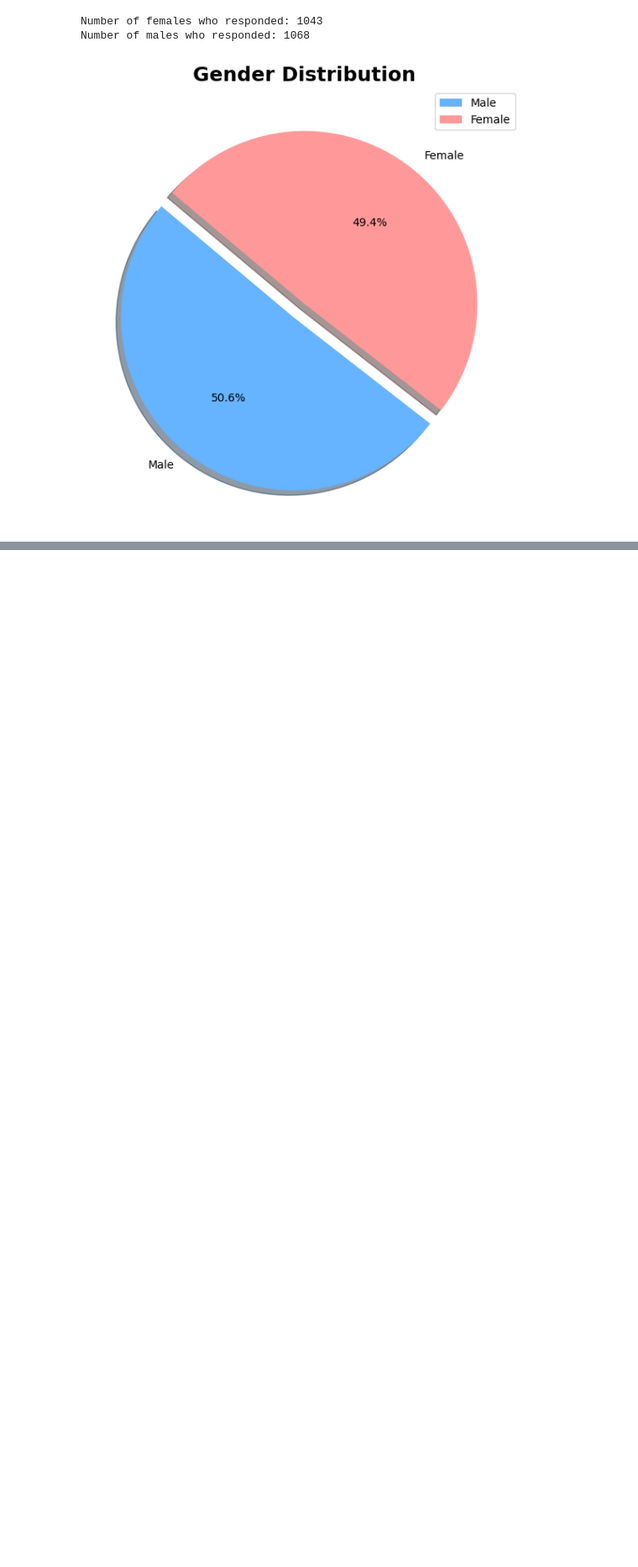
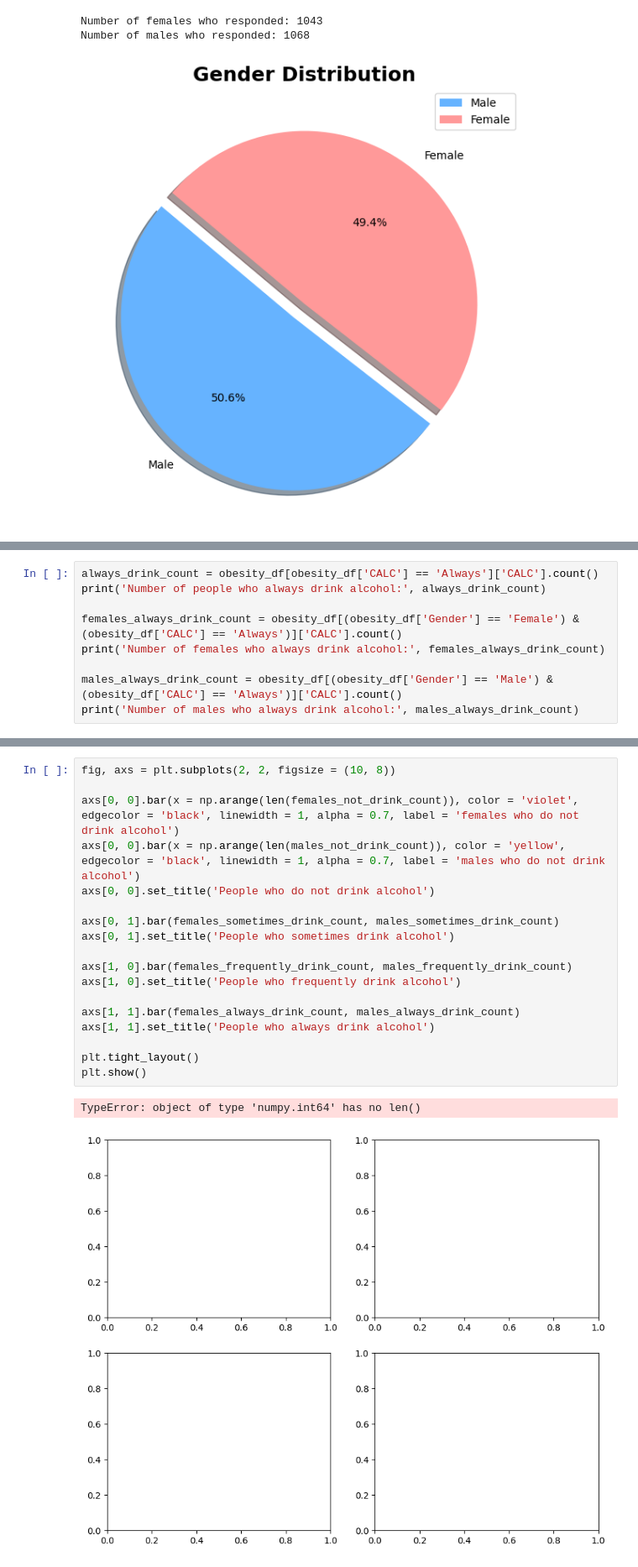
Before and after one commit to letizialanza01/SR_Obesity_Project, a Jupyter notebook: SR_Obesity_Project.ipynb, the cells around one changed output, grey strips where cells are left out. Shown at 84% size. Drawn from its saved outputs; the diff is of its cells as text; blank space fills up the shorter version.

```diff
--- a/SR_Obesity_Project.ipynb
+++ b/SR_Obesity_Project.ipynb
@@ -350,0 +422,9 @@ Mean age of the female gender: 24.002588686481303
+# %%
+always_drink_count = obesity_df[obesity_df['CALC'] == 'Always']['CALC'].count()
+print('Number of people who always drink alcohol:', always_drink_count)
+
+females_always_drink_count = obesity_df[(obesity_df['Gender'] == 'Female') & (obesity_df['CALC'] == 'Always')]['CALC'].count()
+print('Number of females who always drink alcohol:', females_always_drink_count)
+
+males_always_drink_count = obesity_df[(obesity_df['Gender'] == 'Male') & (obesity_df['CALC'] == 'Always')]['CALC'].count()
+print('Number of males who always drink alcohol:', males_always_drink_count)
@@ -350,0 +435,21 @@ Mean age of the female gender: 24.002588686481303
+# %%
+fig, axs = plt.subplots(2, 2, figsize = (10, 8))
+
+axs[0, 0].bar(x = np.arange(len(females_not_drink_count)), color = 'violet', edgecolor = 'black', linewidth = 1, alpha = 0.7, label = 'females who do not drink alcohol')
+axs[0, 0].bar(x = np.arange(len(males_not_drink_count)), color = 'yellow', edgecolor = 'black', linewidth = 1, alpha = 0.7, label = 'males who do not drink alcohol')
+axs[0, 0].set_title('People who do not drink alcohol')
+
+axs[0, 1].bar(females_sometimes_drink_count, males_sometimes_drink_count)
+axs[0, 1].set_title('People who sometimes drink alcohol')
+
+axs[1, 0].bar(females_frequently_drink_count, males_frequently_drink_count)
+axs[1, 0].set_title('People who frequently drink alcohol')
+
+axs[1, 1].bar(females_always_drink_count, males_always_drink_count)
+axs[1, 1].set_title('People who always drink alcohol')
+
+plt.tight_layout()
+plt.show()
+# %% [output]
+TypeError: object of type 'numpy.int64' has no len()
+[figure, added]
```
Also changed, not shown: parts of 8 cells of this notebook.
